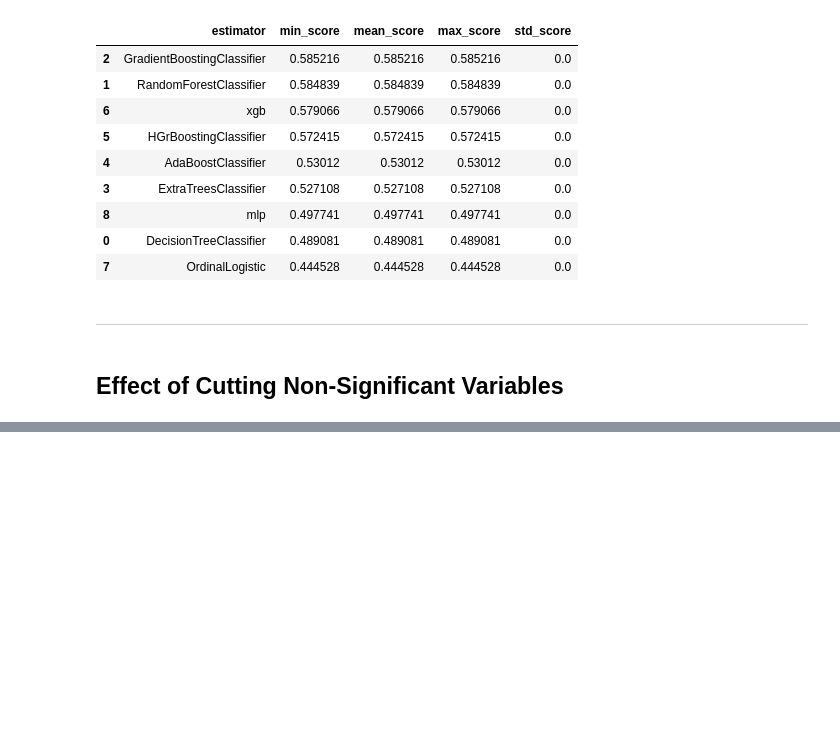
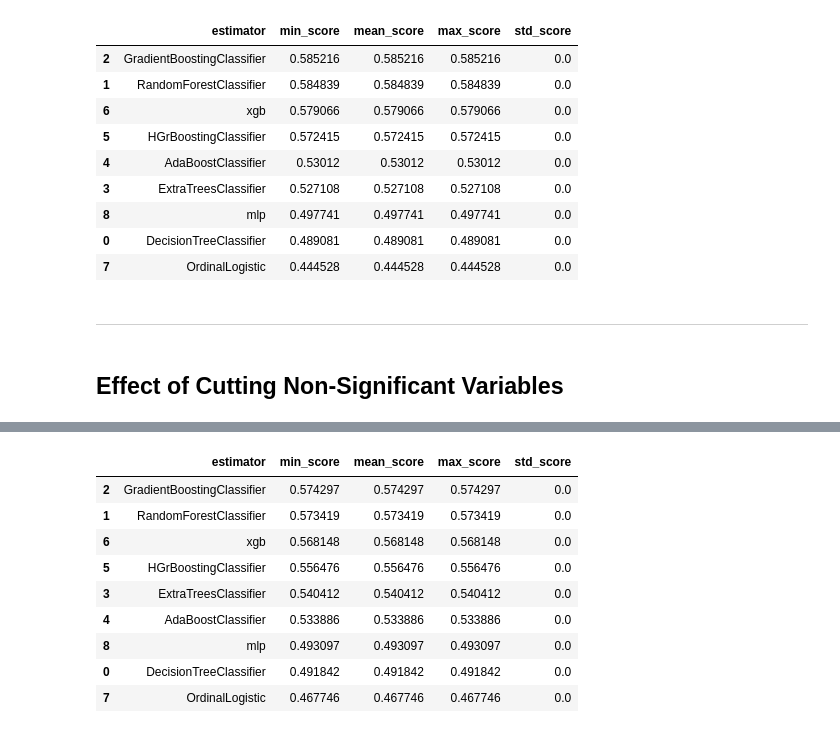
Before and after one commit to Sonya-J00/US_Accidents_ML_Project, a Jupyter notebook: jupyter_notebooks/(6)ML_Optimisation.ipynb, the cells around one changed output, grey strips where cells are left out. Saved outputs shown, nothing was run; the diff lists cells and outputs as text; code cells hidden in the pictures; blank space fills up the shorter version.

```diff
--- a/jupyter_notebooks/(6)ML_Optimisation.ipynb
+++ b/jupyter_notebooks/(6)ML_Optimisation.ipynb
@@ -642,0 +866,24 @@ grid_search_summary
+# %%
+models_search = {
+    "DecisionTreeClassifier": DecisionTreeClassifier(random_state=0),
+    "RandomForestClassifier": RandomForestClassifier(random_state=0),
+    "GradientBoostingClassifier": GradientBoostingClassifier(random_state=0),
+    "ExtraTreesClassifier": ExtraTreesClassifier(random_state=0),
+    "AdaBoostClassifier": AdaBoostClassifier(random_state=0),
+    "HGrBoostingClassifier": HistGradientBoostingClassifier(random_state=0),
+    "xgb": XGBClassifier(random_state=0),
+    "OrdinalLogistic": LogisticAT(),
+    "mlp": MLPClassifier(random_state=0)
+}
+# %%
+params_search = {
+    "DecisionTreeClassifier": {},
+    "RandomForestClassifier": {},
+    "GradientBoostingClassifier": {},
+    "ExtraTreesClassifier": {},
+    "AdaBoostClassifier": {},
+    "HGrBoostingClassifier": {},
+    "xgb": {},
+    "OrdinalLogistic": {},
+    "mlp": {}
+}
@@ -642,0 +931,8 @@ grid_search_summary
+# %%
+search = HyperparameterOptimizationSearch(models=models_search, params=params_search)
+search.fit(
+    X_train, y_train,
+    scoring='accuracy',
+    n_jobs=-1,
+    cv=2
+)
@@ -642,0 +957,14 @@ grid_search_summary
+# %%
+grid_search_summary, grid_search_pipelines = search.score_summary(sort_by='mean_score')
+grid_search_summary
+# %% [output]
+|  | estimator | min_score | mean_score | max_score | std_score |
+| 2 | GradientBoostingClassifier | 0.574297 | 0.574297 | 0.574297 | 0.0 |
+| 1 | RandomForestClassifier | 0.573419 | 0.573419 | 0.573419 | 0.0 |
+| 6 | xgb | 0.568148 | 0.568148 | 0.568148 | 0.0 |
+| 5 | HGrBoostingClassifier | 0.556476 | 0.556476 | 0.556476 | 0.0 |
+| 3 | ExtraTreesClassifier | 0.540412 | 0.540412 | 0.540412 | 0.0 |
+| 4 | AdaBoostClassifier | 0.533886 | 0.533886 | 0.533886 | 0.0 |
+| 8 | mlp | 0.493097 | 0.493097 | 0.493097 | 0.0 |
+| 0 | DecisionTreeClassifier | 0.491842 | 0.491842 | 0.491842 | 0.0 |
+| 7 | OrdinalLogistic | 0.467746 | 0.467746 | 0.467746 | 0.0 |
```
Also changed, not shown: parts of 11 cells of this notebook.
